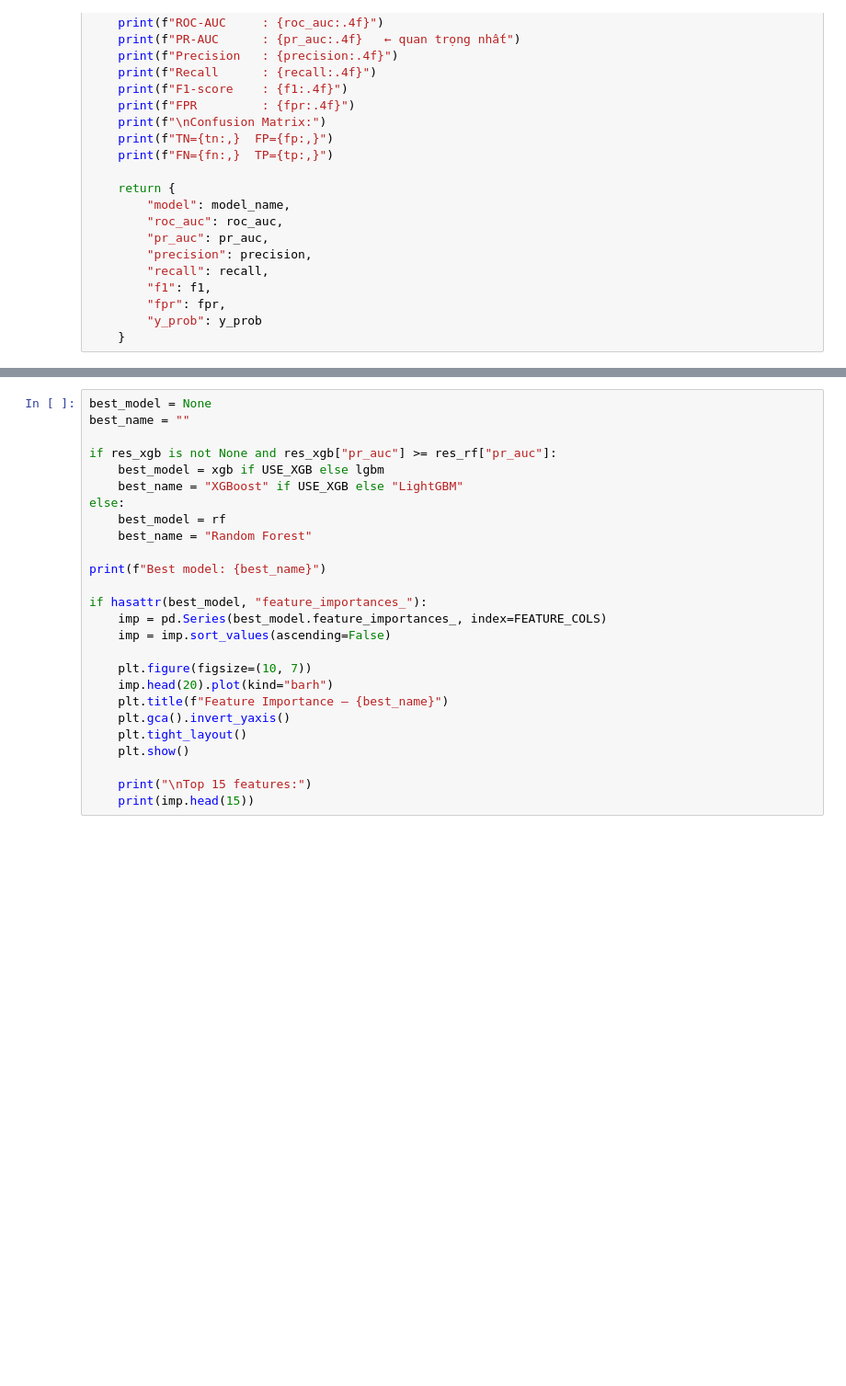
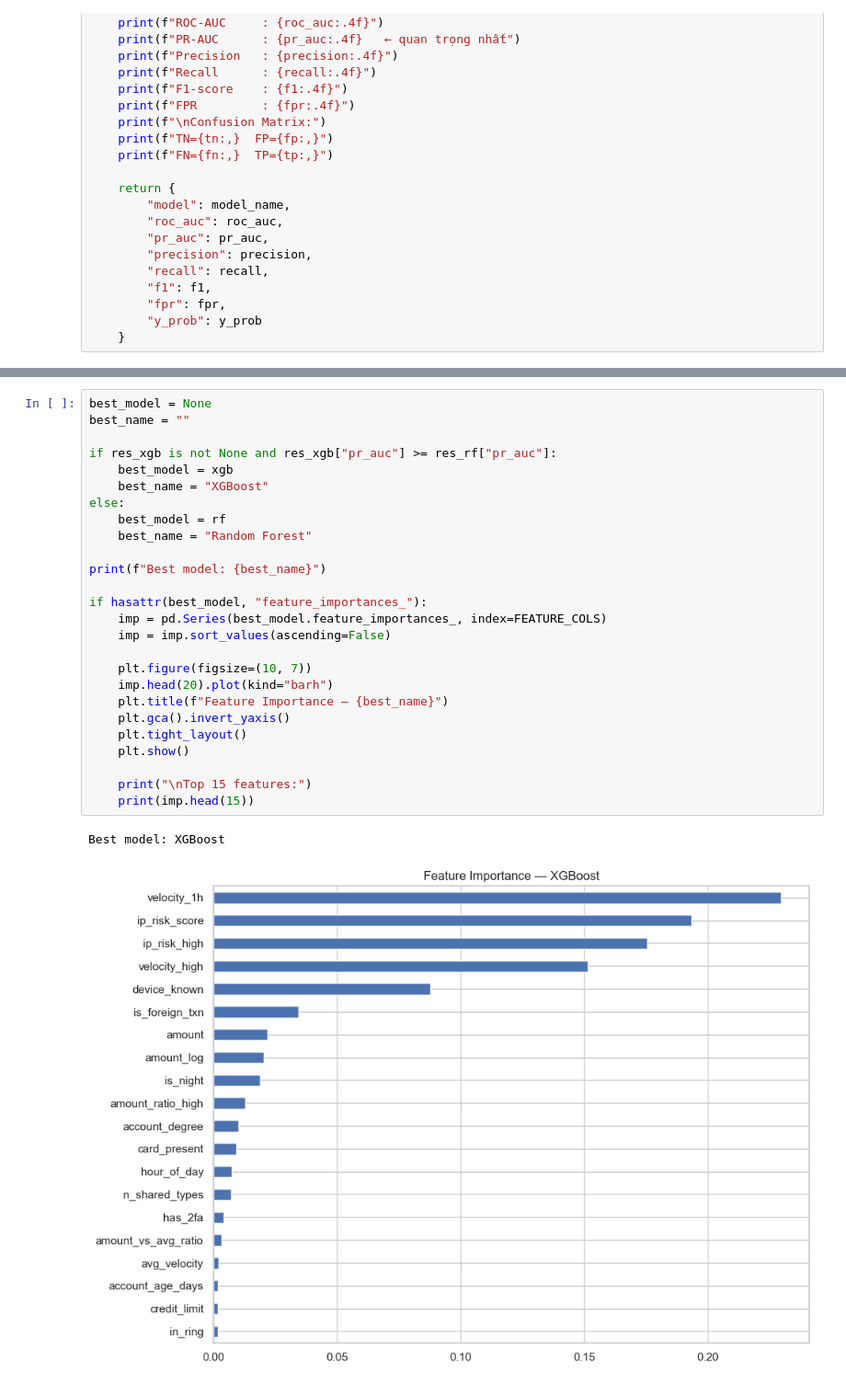
Before and after one commit to wimaniac/Agentic-Fraud-Detection-Investigation, a Jupyter notebook: notebook/03_feature_engineering_baseline.ipynb, the cells around one changed output, grey strips where cells are left out. Shown at 92% size. Drawn from its saved outputs; the diff is of its cells as text; blank space fills up the shorter version.

```diff
--- a/notebook/03_feature_engineering_baseline.ipynb
+++ b/notebook/03_feature_engineering_baseline.ipynb
@@ -518,26 +461,29 @@ plt.show()
 # %%
 best_model = None
 best_name = ""
 
 if res_xgb is not None and res_xgb["pr_auc"] >= res_rf["pr_auc"]:
-    best_model = xgb if USE_XGB else lgbm
-    best_name = "XGBoost" if USE_XGB else "LightGBM"
+    best_model = xgb
+    best_name = "XGBoost"
 else:
     best_model = rf
     best_name = "Random Forest"
 
 print(f"Best model: {best_name}")
 
 if hasattr(best_model, "feature_importances_"):
     imp = pd.Series(best_model.feature_importances_, index=FEATURE_COLS)
     imp = imp.sort_values(ascending=False)
 
     plt.figure(figsize=(10, 7))
     imp.head(20).plot(kind="barh")
     plt.title(f"Feature Importance — {best_name}")
     plt.gca().invert_yaxis()
     plt.tight_layout()
     plt.show()
 
     print("\nTop 15 features:")
     print(imp.head(15))
+# %% [output]
+Best model: XGBoost
+[figure, added]
```
Also changed, not shown: parts of 24 cells of this notebook, 1 other file.
